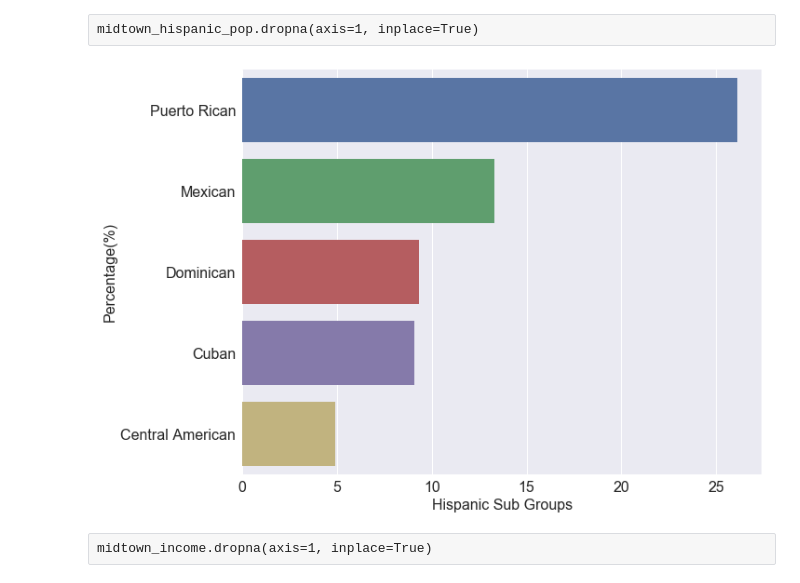
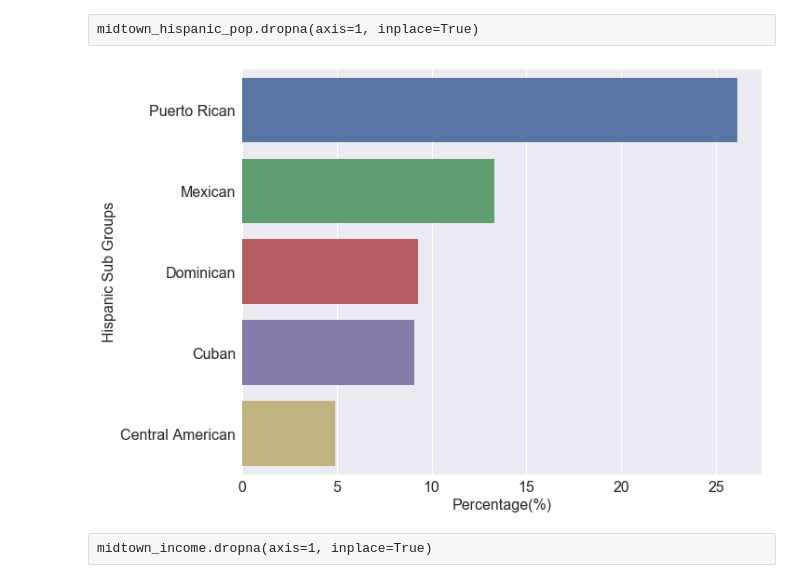
Before and after one commit to TRobertJackson/Data-Science-Projects, a Jupyter notebook: Benson Project.ipynb, the cells around one changed output. Drawn from its saved outputs; the diff is of its cells as text; code cells hidden in the pictures.

```diff
--- a/Benson Project.ipynb
+++ b/Benson Project.ipynb
@@ -354,11 +354,11 @@ midtown_hispanic_pop.dropna(axis=1, inplace=True)
 # %%
 fig, ax = plt.subplots(figsize = (10, 8))
 sns.barplot(y = midtown_hispanic_pop['hispanic_subgroup'], x = midtown_hispanic_pop['Percent'])
-ax.set_xlabel('Hispanic Sub Groups');
-ax.set_ylabel('Percentage(%)');
+ax.set_ylabel('Hispanic Sub Groups');
+ax.set_xlabel('Percentage(%)');
 plt.savefig('images/Hispanic Sub Groups Breakdown Midtown.png');
 # %% [output]
-[figure, old version]
+[figure, new version]
 # %%
 midtown_income = pd.read_csv('data/midtown_income.csv')
 # %% [raw]
```
Also changed, not shown: parts of 5 cells of this notebook, 5 other files.
